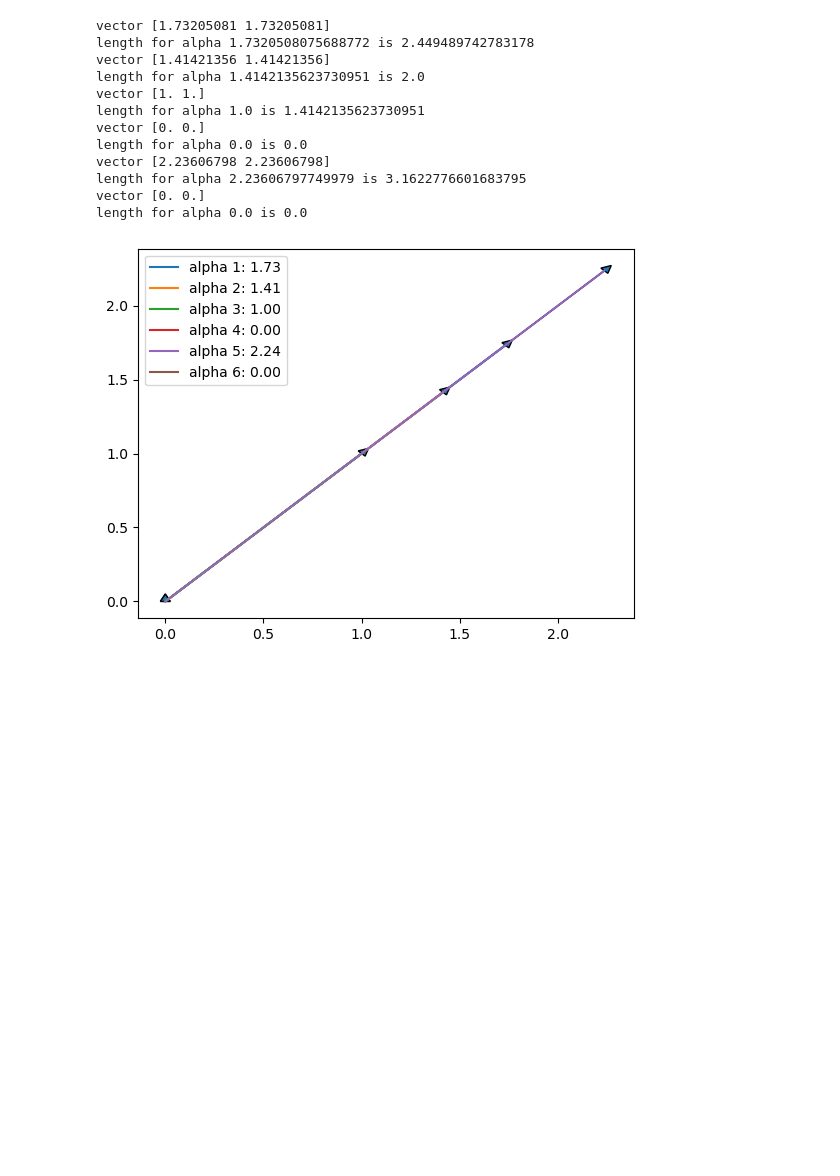
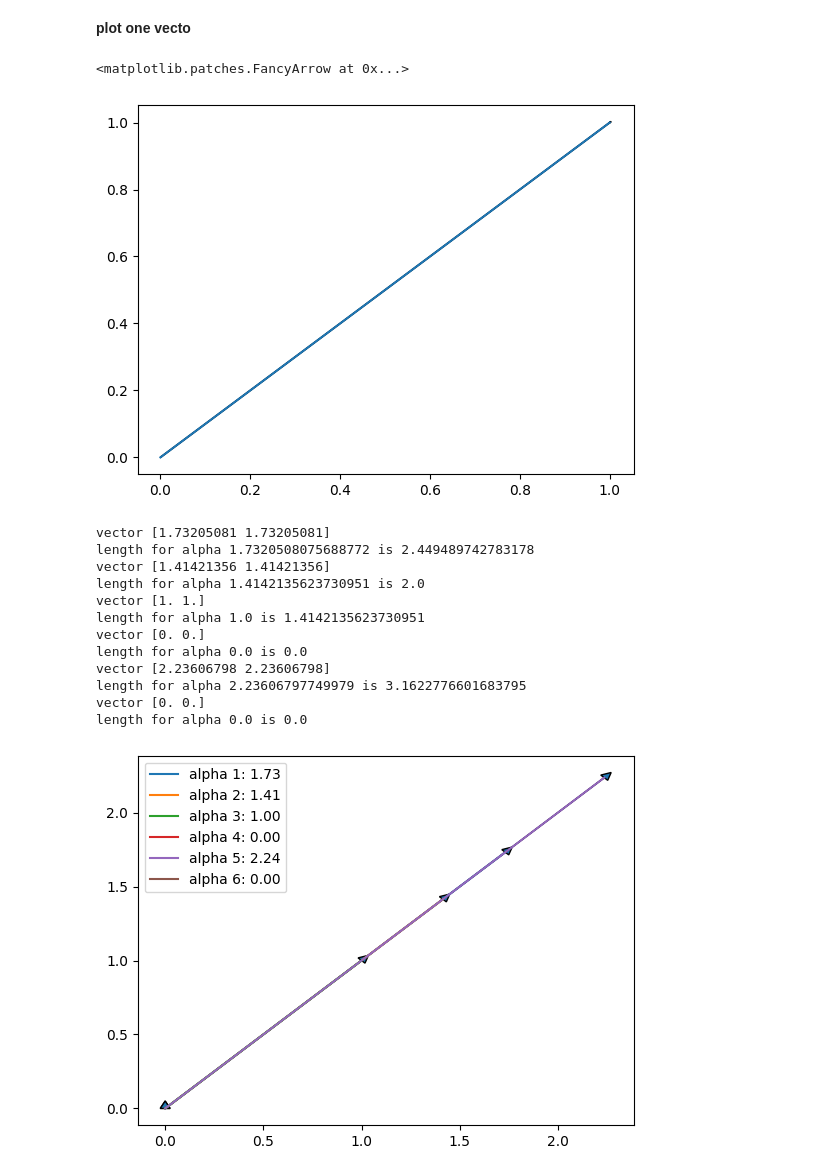
Before and after one commit to JoshKing85/git_maths_projects, a Jupyter notebook: vectors.ipynb, the cells around one changed output. Drawn from its saved outputs; the diff is of its cells as text; code cells hidden in the pictures; blank space fills up the shorter version.

```diff
--- a/vectors.ipynb
+++ b/vectors.ipynb
@@ -1,6 +1,15 @@
 # %%
 import numpy as np
 import matplotlib.pyplot as plt
+# %% [markdown]
+**plot one vecto**
+# %%
+v = np.array([1, 1])
+plt.plot([0, v[0]], [0, v[1]], label=f'alpha')
+plt.arrow(0,0, v[0], v[1])
+# %% [output]
+<matplotlib.patches.FancyArrow at 0x...>
+[figure, added]
 # %%
 w = np.array([1,1])
 alphas2 = [3, 2, 1, 0, 5, 0]
```
Also changed, not shown: parts of 1 cell of this notebook, 1 other file.
